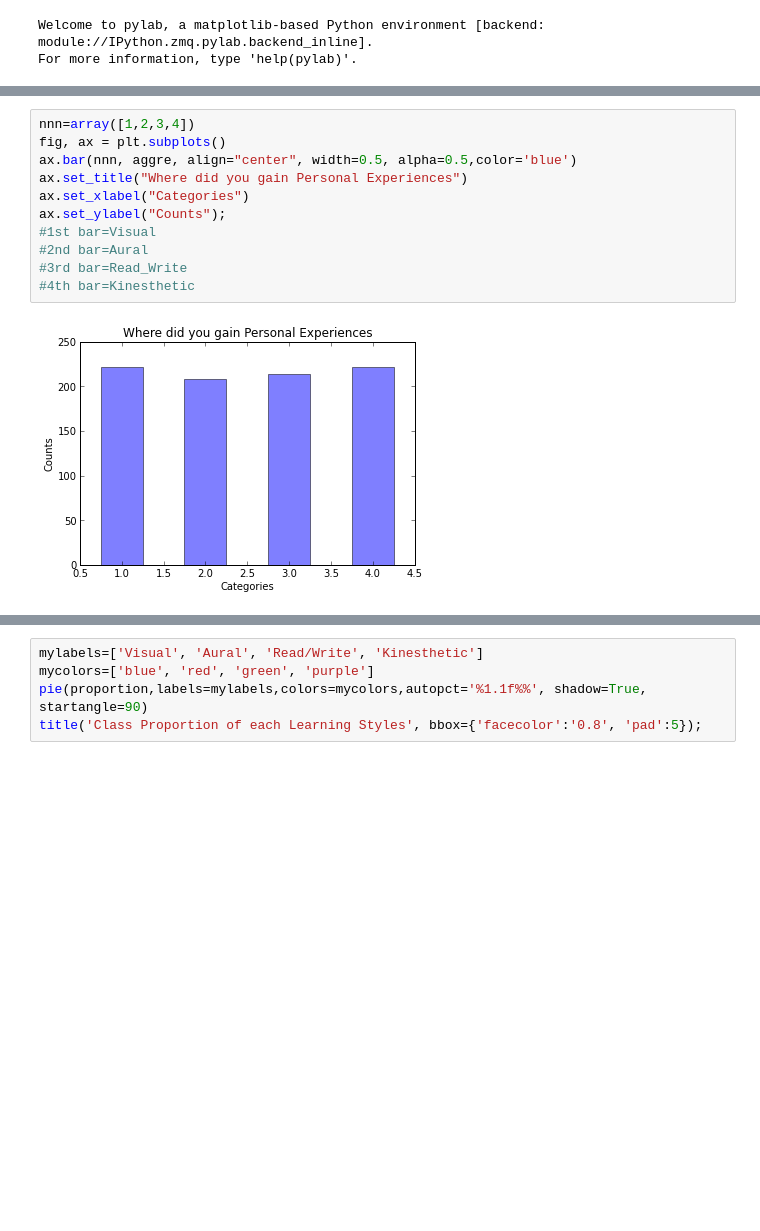
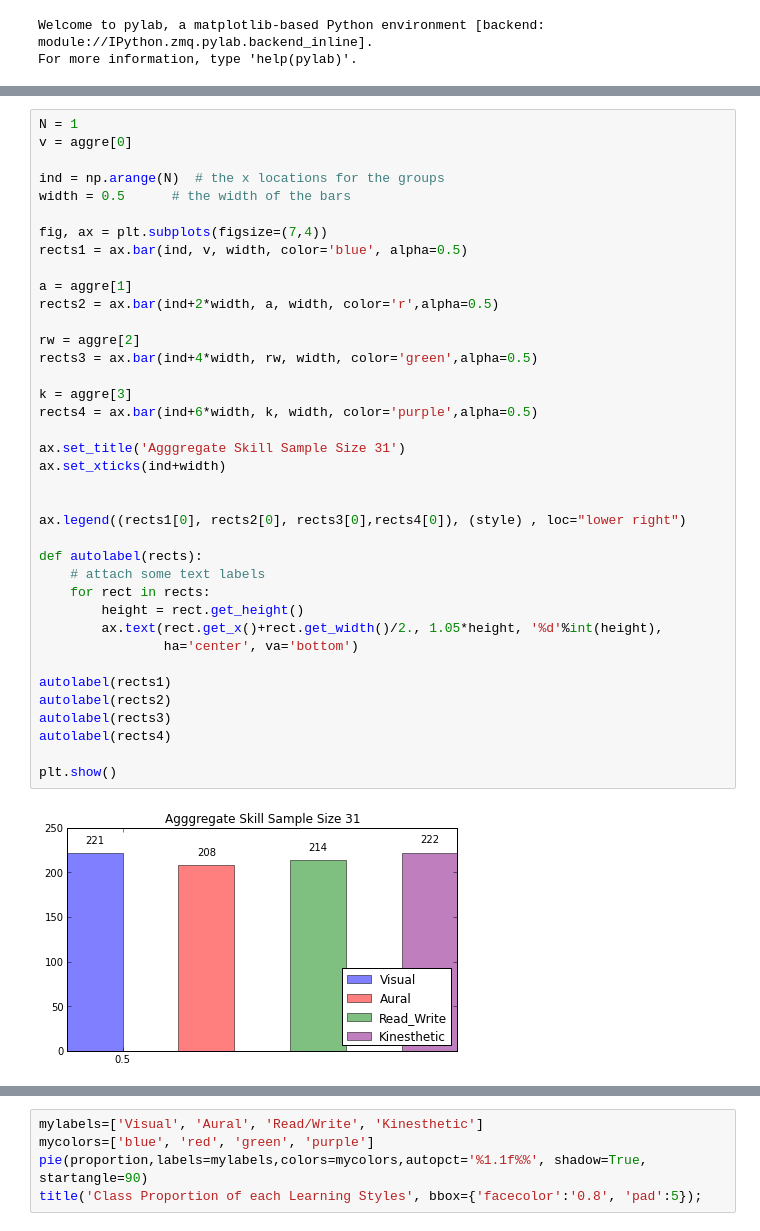
Before and after one commit to SunnySunnia/questionnaire_Group-1, a Jupyter notebook: Visual1.ipynb, the cells around one changed output, grey strips where cells are left out. Drawn from its saved outputs; the diff is of its cells as text; blank space fills up the shorter version.

```diff
--- a/Visual1.ipynb
+++ b/Visual1.ipynb
@@ -79,13 +68,40 @@ print aggre, style
-# %%
-nnn=array([1,2,3,4])
-fig, ax = plt.subplots()
-ax.bar(nnn, aggre, align="center", width=0.5, alpha=0.5,color='blue')
-ax.set_title("Where did you gain Personal Experiences")
-ax.set_xlabel("Categories")
-ax.set_ylabel("Counts");
-#1st bar=Visual
-#2nd bar=Aural
-#3rd bar=Read_Write
-#4th bar=Kinesthetic
-# %% [output]
-[figure, removed]
+# %%
+N = 1
+v = aggre[0]
+
+ind = np.arange(N)  # the x locations for the groups
+width = 0.5      # the width of the bars
+
+fig, ax = plt.subplots(figsize=(7,4))
+rects1 = ax.bar(ind, v, width, color='blue', alpha=0.5)
+
+a = aggre[1]
+rects2 = ax.bar(ind+2*width, a, width, color='r',alpha=0.5)
+
+rw = aggre[2]
+rects3 = ax.bar(ind+4*width, rw, width, color='green',alpha=0.5)
+
+k = aggre[3]
+rects4 = ax.bar(ind+6*width, k, width, color='purple',alpha=0.5)
+
+ax.set_title('Agggregate Skill Sample Size 31')
+ax.set_xticks(ind+width)
+
+
+ax.legend((rects1[0], rects2[0], rects3[0],rects4[0]), (style) , loc="lower right")
+
+def autolabel(rects):
+    # attach some text labels
+    for rect in rects:
+        height = rect.get_height()
+        ax.text(rect.get_x()+rect.get_width()/2., 1.05*height, '%d'%int(height),
+                ha='center', va='bottom')
+
+autolabel(rects1)
+autolabel(rects2)
+autolabel(rects3)
+autolabel(rects4)
+
+plt.show()
+# %% [output]
+[figure, added]
```
Also changed, not shown: parts of 17 cells of this notebook.
